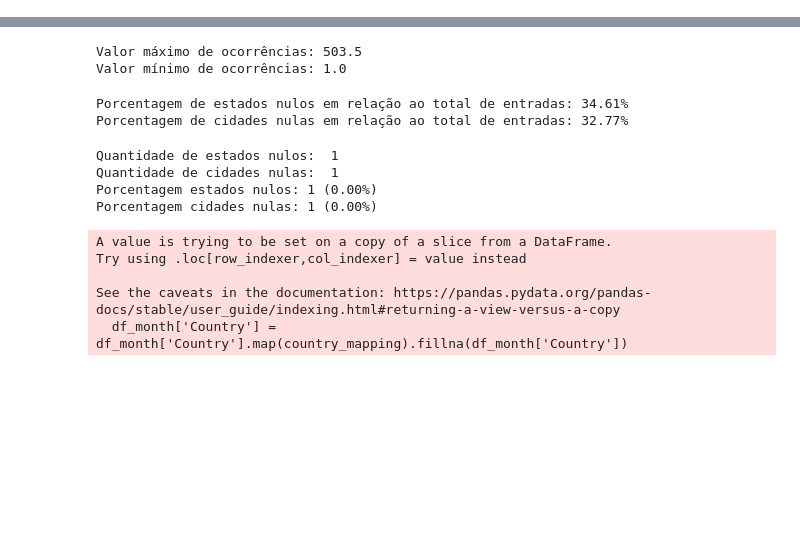
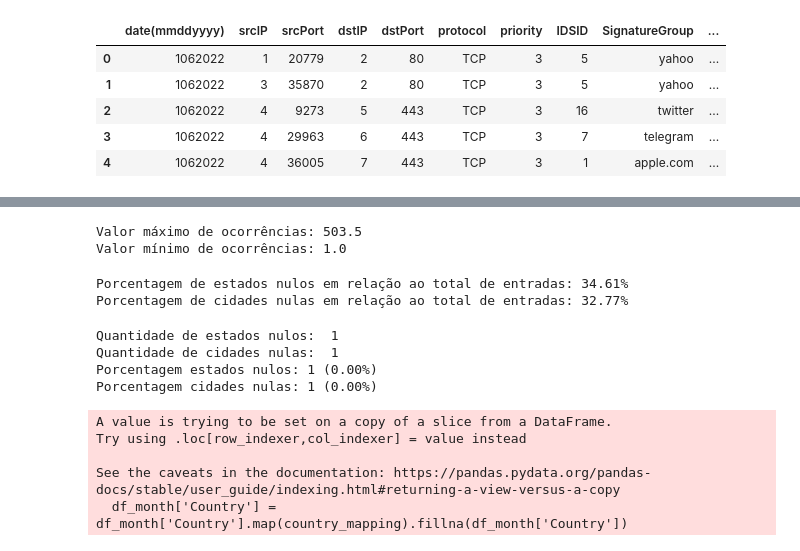
Before and after one commit to brareisds/geospatial-data-visualization, a Jupyter notebook: analise.ipynb, the cells around one changed output, grey strips where cells are left out. Drawn from its saved outputs; the diff is of its cells as text; code cells hidden in the pictures; blank space fills up the shorter version.

```diff
--- a/analise.ipynb
+++ b/analise.ipynb
@@ -4,3 +4,14 @@ import matplotlib.pyplot as plt
 import geopandas as gpd
 import numpy as np
 from matplotlib.colors import LinearSegmentedColormap
+# %%
+df = pd.read_parquet('deidentified.parquet')
+# %%
+df.head()
+# %% [output]
+|  | date(mmddyyyy) | srcIP | srcPort | dstIP | dstPort | protocol | priority | IDSID | SignatureGroup | ... |
+| 0 | 1062022 | 1 | 20779 | 2 | 80 | TCP | 3 | 5 | yahoo | ... |
+| 1 | 1062022 | 3 | 35870 | 2 | 80 | TCP | 3 | 5 | yahoo | ... |
+| 2 | 1062022 | 4 | 9273 | 5 | 443 | TCP | 3 | 16 | twitter | ... |
+| 3 | 1062022 | 4 | 29963 | 6 | 443 | TCP | 3 | 7 | telegram | ... |
+| 4 | 1062022 | 4 | 36005 | 7 | 443 | TCP | 3 | 1 | apple.com | ... |
```
Also changed, not shown: parts of 7 cells of this notebook, 33 other files.
